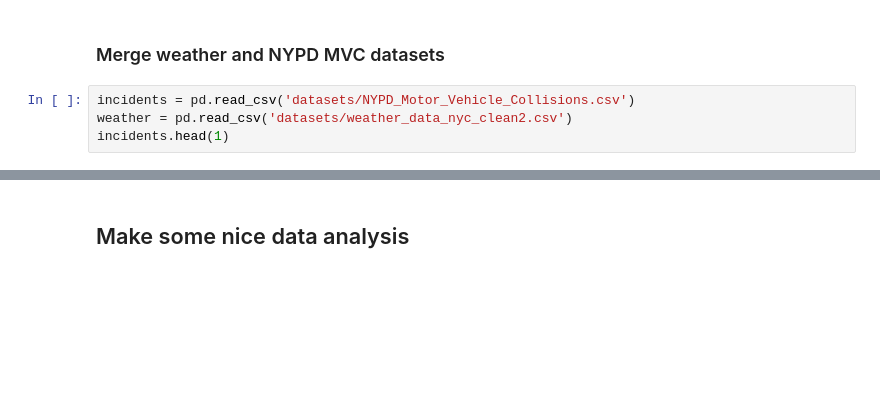
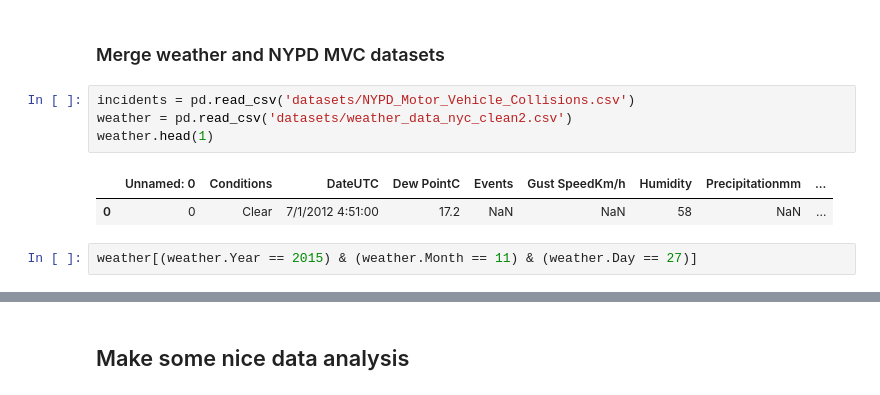
Before and after one commit to masve/saav-deliveries, a Jupyter notebook: project/Weather Data.ipynb, the cells around one changed output, grey strips where cells are left out. Cells and saved outputs as stored; diff of their text form; blank space fills up the shorter version.

```diff
--- a/project/Weather Data.ipynb
+++ b/project/Weather Data.ipynb
@@ -57,7 +57,12 @@ weather.to_csv('datasets/weather_data_nyc_clean2.csv')
 # %%
 incidents = pd.read_csv('datasets/NYPD_Motor_Vehicle_Collisions.csv')
 weather = pd.read_csv('datasets/weather_data_nyc_clean2.csv')
-incidents.head(1)
+weather.head(1)
+# %% [output]
+|  | Unnamed: 0 | Conditions | DateUTC | Dew PointC | Events | Gust SpeedKm/h | Humidity | Precipitationmm | ... |
+| 0 | 0 | Clear | 7/1/2012 4:51:00 | 17.2 | NaN | NaN | 58 | NaN | ... |
+# %%
+weather[(weather.Year == 2015) & (weather.Month == 11) & (weather.Day == 27)]
 # %%
 features0 = ['Conditions', 'TemperatureC']
 features = ['Conditions', 'Dew PointC', 'Events', \
```
Also changed, not shown: parts of 3 cells of this notebook.
